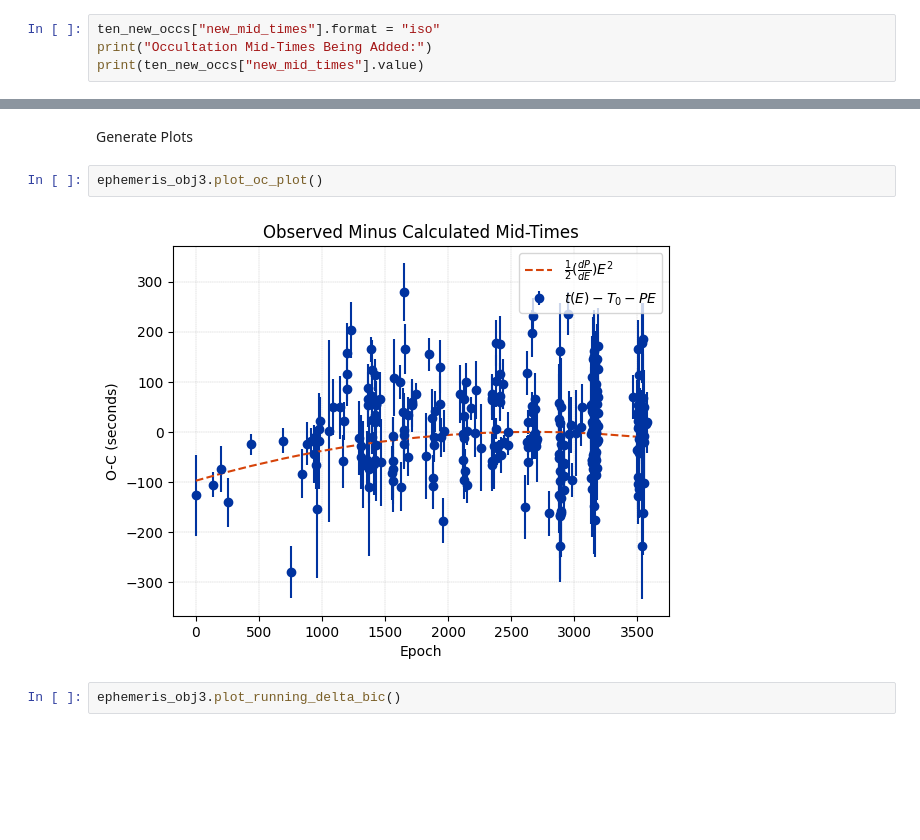
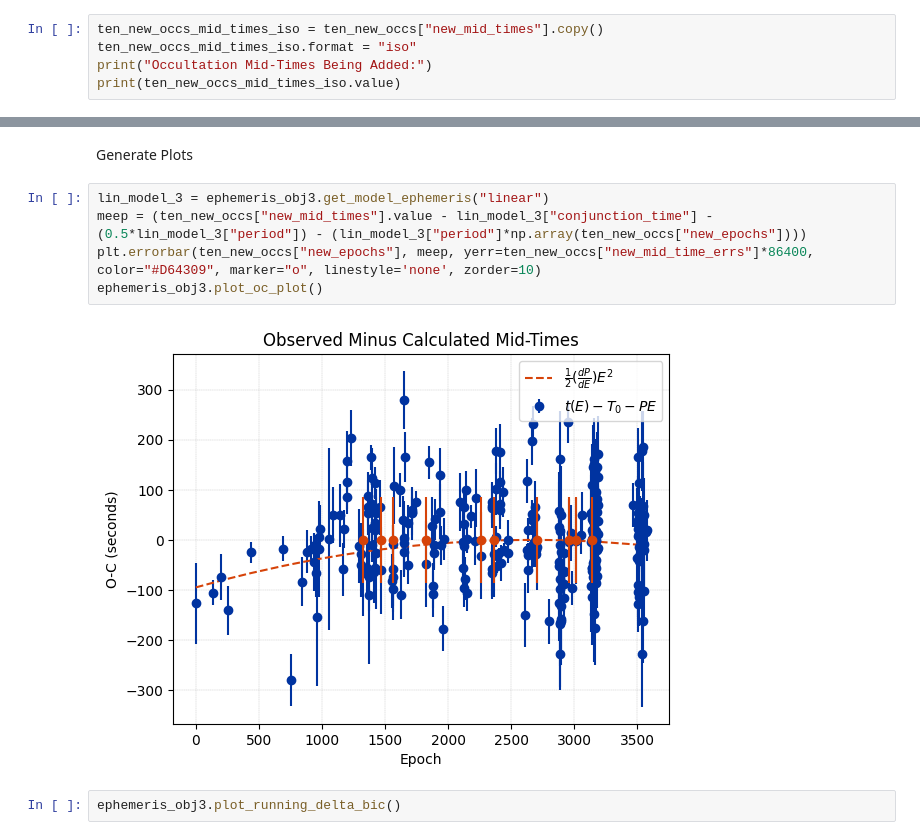
Before and after one commit to maliabarker/tres3-occultation, a Jupyter notebook: tres_5b.ipynb, the cells around one changed output, grey strips where cells are left out. Cells and saved outputs as stored; diff of their text form; blank space fills up the shorter version.

```diff
--- a/tres_5b.ipynb
+++ b/tres_5b.ipynb
@@ -332,7 +331,8 @@ array([0.001, 0.001, 0.001, 0.001, 0.001, 0.001, 0.001, 0.001, 0.001,
 # %%
-ten_new_occs["new_mid_times"].format = "iso"
+ten_new_occs_mid_times_iso = ten_new_occs["new_mid_times"].copy()
+ten_new_occs_mid_times_iso.format = "iso"
 print("Occultation Mid-Times Being Added:")
-print(ten_new_occs["new_mid_times"].value)
+print(ten_new_occs_mid_times_iso.value)
 # %% [output]
 Occultation Mid-Times Being Added:
 ['2016-03-18 06:40:34.431' '2022-08-17 17:03:03.595'
@@ -347,10 +347,13 @@ timing_obj3 = TimingData('jd', new_epochs, new_mid_times, mid_time_uncertainties
 ephemeris_obj3 = Ephemeris(timing_obj3)
 # %% [markdown]
 Generate Plots
-# %%
-ephemeris_obj3.plot_oc_plot()
-# %% [output]
-[figure, removed]
+# %%
+lin_model_3 = ephemeris_obj3.get_model_ephemeris("linear")
+meep = (ten_new_occs["new_mid_times"].value - lin_model_3["conjunction_time"] - (0.5*lin_model_3["period"]) - (lin_model_3["period"]*np.array(ten_new_occs["new_epochs"])))
+plt.errorbar(ten_new_occs["new_epochs"], meep, yerr=ten_new_occs["new_mid_time_errs"]*86400, color="#D64309", marker="o", linestyle='none', zorder=10)
+ephemeris_obj3.plot_oc_plot()
+# %% [output]
+[figure, added]
 # %%
 ephemeris_obj3.plot_running_delta_bic()
 # %% [output]
```
Also changed, not shown: parts of 15 cells of this notebook, 7 other files.
